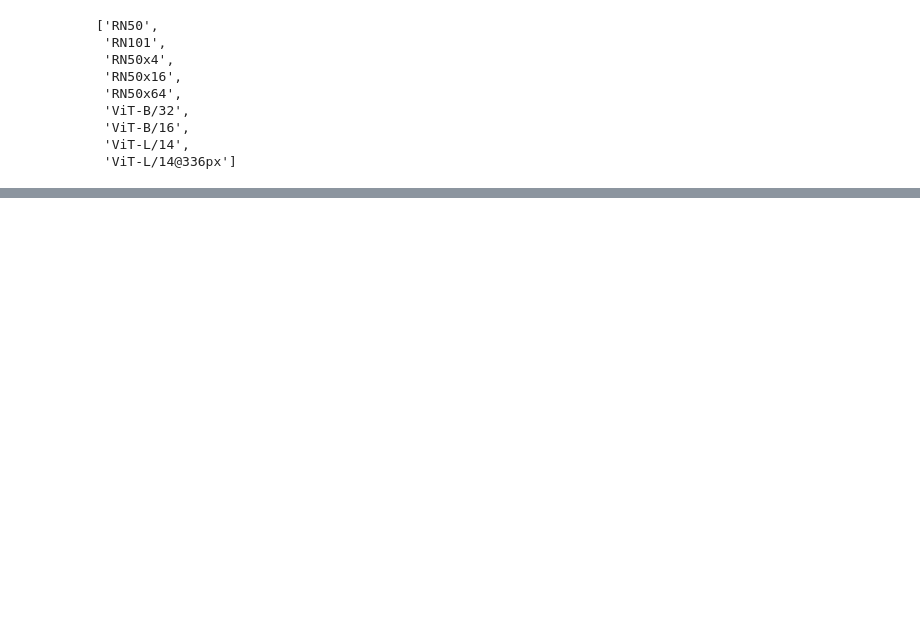
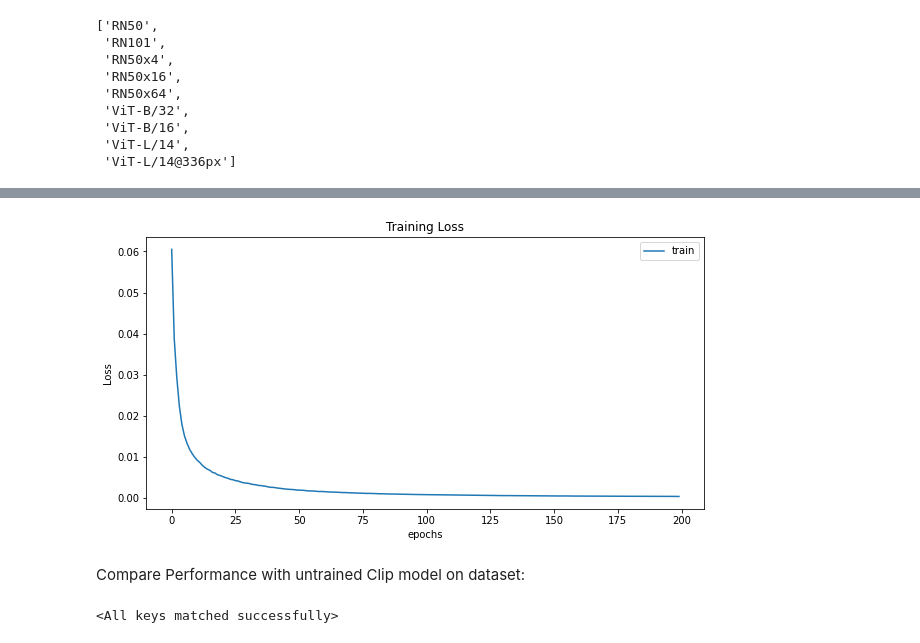
Before and after one commit to FlorianSp2000/deep-learning-project, a Jupyter notebook: web_scraping_testing/scrape_with_clip_filtering.ipynb, the cells around one changed output, grey strips where cells are left out. Drawn from its saved outputs; the diff is of its cells as text; code cells hidden in the pictures; blank space fills up the shorter version.

Commit message:
add training over image for clip

```diff
--- a/web_scraping_testing/scrape_with_clip_filtering.ipynb
+++ b/web_scraping_testing/scrape_with_clip_filtering.ipynb
@@ -14,7 +14,7 @@ raw_image_path = ["share", "raw_images"]
 construction_path = ["share", "construction"]
 finished_path = ["share", "finished"]
 
-image_files = os.listdir(join(data_path, *raw_image_path))
+image_files = os.listdir(join(data_path, *construction_path))
 
 
 device = "cuda" if torch.cuda.is_available() else "cpu"
@@ -22,11 +22,10 @@ model, preprocess = clip.load("ViT-B/32", device=device)
 # %%
 # Test CLIP performance for keyword sentences with already correctly separated images
 
-num_images = 1000
-size = (256,256)
+num_images = 10
 
 # Prepare the inputs
-raw_image_batch = [Image.open(join(data_path, *raw_image_path, f))
+raw_image_batch = [Image.open(join(data_path, *construction_path, f))
           for f in tqdm(image_files[:num_images], desc="Raw Images loading") if f.endswith('.jpg')]
 
 # image = raw_image_batch[1]
@@ -179,0 +166,10 @@ for i in image_files:
+# %%
+from torch.utils.data import Dataset, DataLoader
+from torch import nn, optim
+import numpy as np
+data_path = expanduser('~/datasets')
+
+from datetime import datetime
+from time import time, sleep
+
+path_training_img_path = ["share", "clip_training_construction"]
@@ -179,0 +389,29 @@ for i in image_files:
+# %%
+import matplotlib.pyplot as plt
+
+plt.figure(figsize=(10,5))
+plt.title("Training Loss")
+# plt.plot(val_losses,label="val")
+plt.plot(train_loss,label="train")
+plt.xlabel("epochs")
+plt.ylabel("Loss")
+plt.legend()
+plt.show()
+# %% [output]
+[figure, added]
+# %% [markdown]
+Compare Performance with untrained Clip model on dataset:
+# %%
+construction_path = ["share", "Florian_Jonas_construction"]
+finished_path = ["share", "Florian_Jonas_finished"]
+
+image_files = os.listdir(join(data_path, *construction_path))
+
+untrained_model, preprocess = clip.load("ViT-B/32", device=device)
+
+trained_model, _ = clip.load("ViT-B/32", device=device)
+
+trained_model_path = os.path.join("saves", "01_Clip", "06.22._00:35")
+trained_model.load_state_dict(torch.load(os.path.join(trained_model_path, "clip" + ".pth")))
+# %% [output]
+<All keys matched successfully>
```
Also changed, not shown: parts of 16 cells of this notebook.
